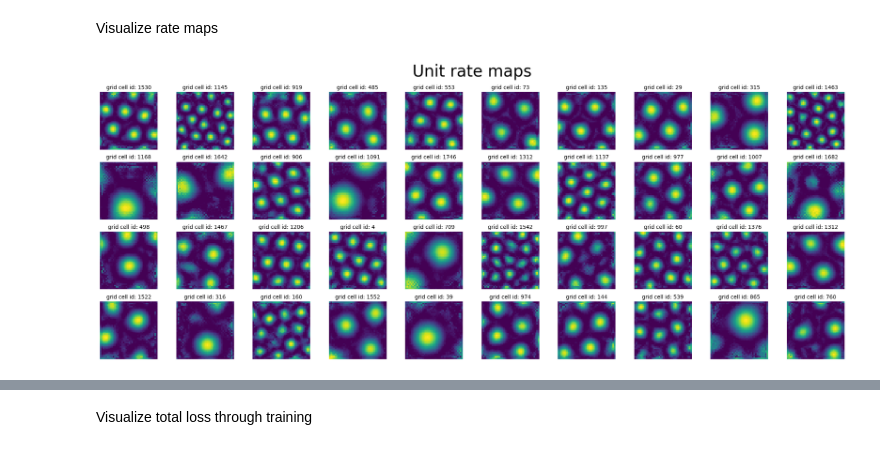
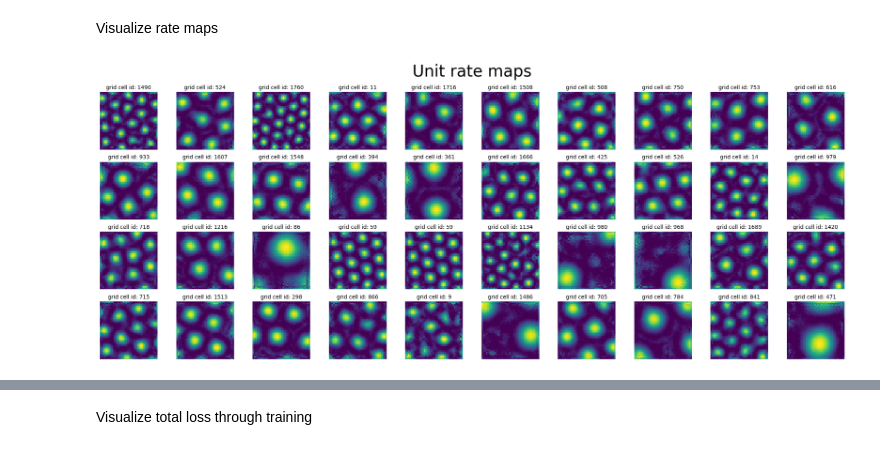
Before and after one commit to geometric-intelligence/neurometry, a Jupyter notebook: tutorials/09_application_rnns_grid_cells_xu.ipynb, the cells around one changed output, grey strips where cells are left out. Drawn from its saved outputs; the diff is of its cells as text; code cells hidden in the pictures.

```diff
--- a/tutorials/09_application_rnns_grid_cells_xu.ipynb
+++ b/tutorials/09_application_rnns_grid_cells_xu.ipynb
@@ -42,26 +41,29 @@ INFO: Using pytorch backend
 # %% [markdown]
 ### Load trained model activations, loss
 # %%
-model_dir = os.getcwd() + "/curvature/grid-cells-curvature/models/grid-cell-rnn/"
+model_dir = os.getcwd() + "/curvature/grid-cells-curvature/models/xu_rnn/logs/rnn_isometry/20240418-180712/ckpt/activations/"
 
-run_dir = model_dir + "logs/rnn_isometry/20240416-055022"
+model_dir = os.path.join(os.getcwd(), "curvature/grid-cells-curvature/models/xu_rnn")
+
+run_dir = os.path.join(model_dir, "logs/rnn_isometry/20240418-180712")
+
+event_file = os.path.join(run_dir, "events.out.tfevents.1713488846.hall.2392205.0.v2")
 
 
-event_file = run_dir + "/events.out.tfevents.1713271837.parka.3200199.0.v2"
 
 step = 19500
 
-weights_file = run_dir + "/weights/" + f"weights_{step}.pkl"
+activations_file = os.path.join(run_dir, f"ckpt/activations/activations-step{step}.pkl")
 
-with open(weights_file, "rb") as f:
-    weights = pickle.load(f)
+with open(activations_file, "rb") as f:
+    activations = pickle.load(f)
 # %% [markdown]
 Visualize rate maps
 # %%
 from neurometry.datasets.load_rnn_grid_cells import plot_rate_map
-plot_rate_map(None, 40, weights, "Unit rate maps")
+plot_rate_map(None, 40, activations['v'], "Unit rate maps")
 # %% [output]
-[figure, old version]
+[figure, new version]
 # %%
 import tensorflow as tf
 
```
Also changed, not shown: parts of 16 cells of this notebook, 1 other file.
